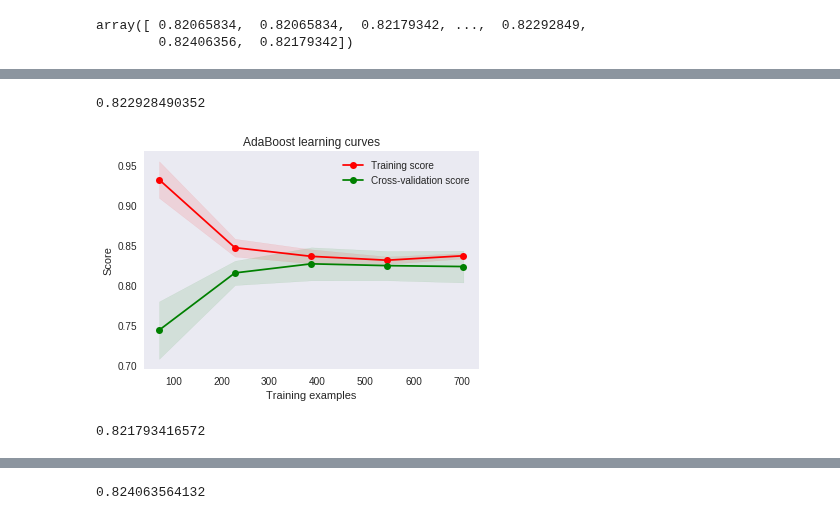
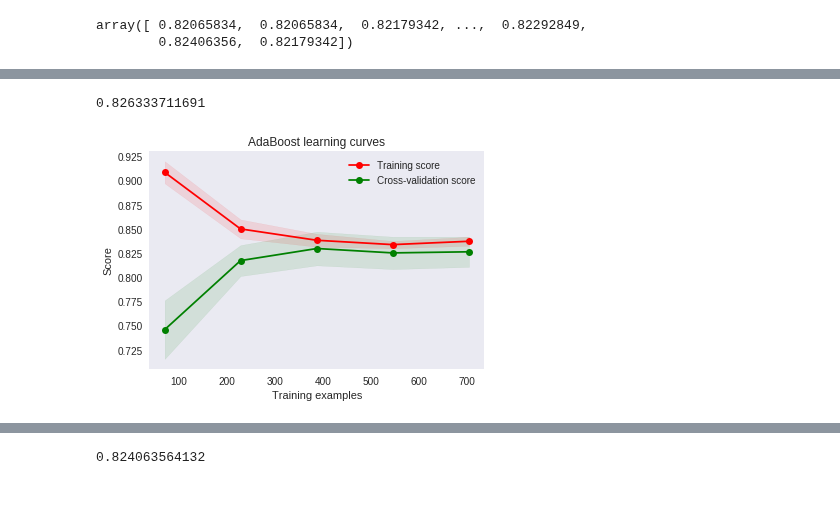
Before and after one commit to ShichengChen/kaggle, a Jupyter notebook: Titanic/titanic_featureSelection4estimator.ipynb, the cells around one changed output, grey strips where cells are left out. Cells and saved outputs as stored; diff of their text form; code cells hidden in the pictures.

```diff
--- a/Titanic/titanic_featureSelection4estimator.ipynb
+++ b/Titanic/titanic_featureSelection4estimator.ipynb
@@ -326,35 +304,14 @@ g = plot_learning_curve(rf,"RF mearning curves",x_train,y_train,cv=cv)
 # %%
 ada_params = {
-    'n_estimators': 500,
-    'learning_rate' : 0.05
+    'n_estimators': 700,
+    'learning_rate' : 0.02
 }
 '''ada_params = {'n_estimators': 700, 'learning_rate': 0.2,
  'algorithm': 'SAMME'}'''
 ada = AdaBoostClassifier(DecisionTreeClassifier(),**ada_params)
 ada = AdaBoostClassifier(**ada_params)
 ada_oof_train, ada_oof_test = get_oof(ada,x_train,y_train,test)
+g = plot_learning_curve(ada,"AdaBoost learning curves",x_train,y_train,cv=cv)
 # %% [output]
-0.822928490352
+0.826333711691
+[figure, added]
-# %%
-g = plot_learning_curve(ada,"AdaBoost learning curves",x_train,y_train,cv=cv)
-# %% [output]
-[figure, removed]
-# %%
-gb_params = {
-    'n_estimators': 500,
-     #'max_features': 0.2,
-    'max_depth': 5,
-    'min_samples_leaf': 2,
-    'verbose': 0
-}
-gb_params = {'loss': 'deviance', 'learning_rate': 0.1, 'min_samples_leaf': 100,
-             'n_estimators': 1000, 'max_features': 0.1, 'max_depth': 7}
-#0.83200908059
-gb_params = {'loss': 'deviance', 'learning_rate': 0.1, 'min_samples_leaf': 100,
-             'n_estimators': 500,'max_features': 0.5, 'max_depth': 7}
-#0.836549375709
-#gb_params = {'loss': 'deviance', 'learning_rate': 1.5, 'min_samples_leaf': 100, 'n_estimators': 50, 'max_features': 0.2, 'max_depth': 7}
-gb = GradientBoostingClassifier(**gb_params)
-gb_oof_train, gb_oof_test = get_oof(gb,x_train,y_train,test)
-# %% [output]
-0.821793416572
```
Also changed, not shown: parts of 18 cells of this notebook, 1 other file.
